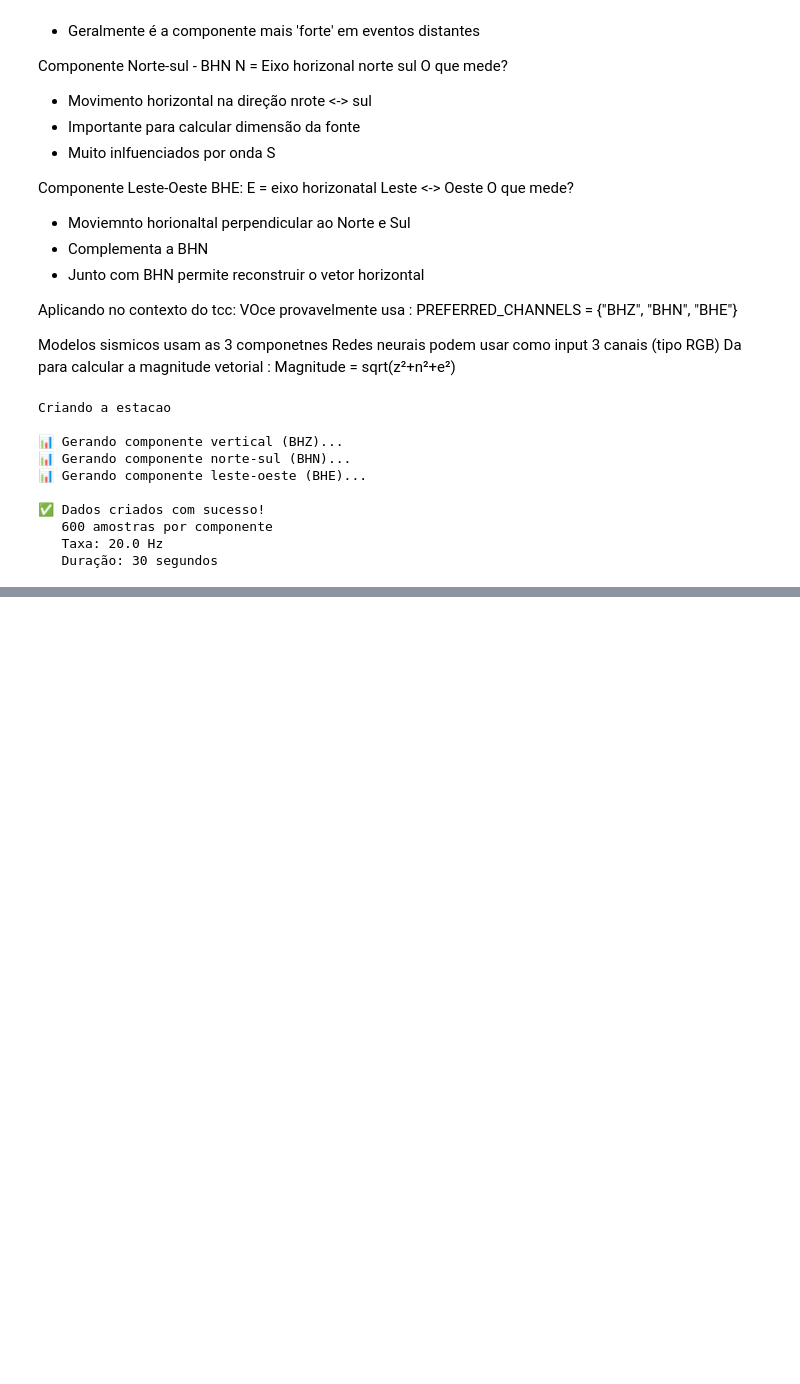
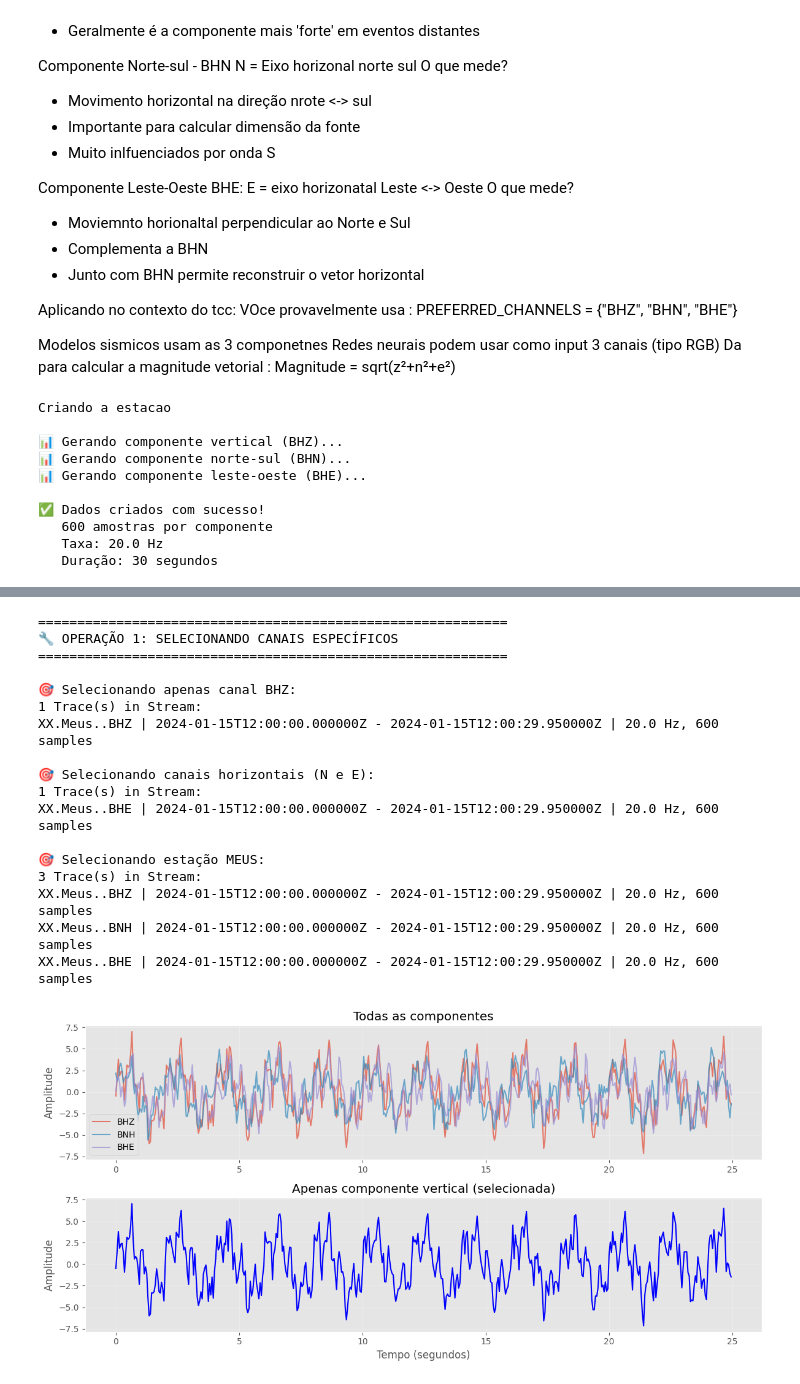
Before and after one commit to alvarosamp/TCC, a Jupyter notebook: ObsPy.ipynb, the cells around one changed output, grey strips where cells are left out. Saved outputs shown, nothing was run; the diff lists cells and outputs as text; code cells hidden in the pictures; blank space fills up the shorter version.

```diff
--- a/ObsPy.ipynb
+++ b/ObsPy.ipynb
@@ -167,0 +388,69 @@ trace_z.stats.starttime = UTCDateTime("2024-01-15T12:00:00")
+# %%
+# ============================================
+# CÉLULA 9: OPERAÇÕES BÁSICAS - SELEÇÃO DE CANAIS
+# ============================================
+# Aprendendo a selecionar partes do Stream
+
+print("="*60)
+print("🔧 OPERAÇÃO 1: SELECIONANDO CANAIS ESPECÍFICOS")
+print("="*60)
+
+# Selecionar apenas a componente vertical
+print("\n🎯 Selecionando apenas canal BHZ:")
+bhz_only = nosso_stream.select(channel="BHZ")
+print(bhz_only)
+
+# Selecionar componentes horizontais
+print("\n🎯 Selecionando canais horizontais (N e E):")
+horizontal = nosso_stream.select(channel="BHN") + nosso_stream.select(channel="BHE")
+print(horizontal)
+
+# Selecionar por estação
+print("\n🎯 Selecionando estação MEUS:")
+estacao_meus = nosso_stream.select(station="MEUS")
+print(estacao_meus)
+
+# Visualizando a seleção
+fig, axes = plt.subplots(2, 1, figsize=(12, 6))
+
+# Plot 1: Todas componentes
+ax = axes[0]
+for trace in nosso_stream:
+    ax.plot(trace.times()[:500], trace.data[:500],
+            label=trace.stats.channel, alpha=0.7)
+ax.set_title('Todas as componentes')
+ax.set_ylabel('Amplitude')
+ax.legend()
+ax.grid(True, alpha=0.3)
+
+# Plot 2: Apenas vertical
+ax = axes[1]
+trace_vertical = bhz_only[0]
+ax.plot(trace_vertical.times()[:500], trace_vertical.data[:500],
+        'b-', linewidth=1.5)
+ax.set_title('Apenas componente vertical (selecionada)')
+ax.set_xlabel('Tempo (segundos)')
+ax.set_ylabel('Amplitude')
+ax.grid(True, alpha=0.3)
+
+plt.tight_layout()
+plt.show()
+# %% [output]
+============================================================
+🔧 OPERAÇÃO 1: SELECIONANDO CANAIS ESPECÍFICOS
+============================================================
+
+🎯 Selecionando apenas canal BHZ:
+1 Trace(s) in Stream:
+XX.Meus..BHZ | 2024-01-15T12:00:00.000000Z - 2024-01-15T12:00:29.950000Z | 20.0 Hz, 600 samples
+
+🎯 Selecionando canais horizontais (N e E):
+1 Trace(s) in Stream:
+XX.Meus..BHE | 2024-01-15T12:00:00.000000Z - 2024-01-15T12:00:29.950000Z | 20.0 Hz, 600 samples
+
+🎯 Selecionando estação MEUS:
+3 Trace(s) in Stream:
+XX.Meus..BHZ | 2024-01-15T12:00:00.000000Z - 2024-01-15T12:00:29.950000Z | 20.0 Hz, 600 samples
+XX.Meus..BNH | 2024-01-15T12:00:00.000000Z - 2024-01-15T12:00:29.950000Z | 20.0 Hz, 600 samples
+XX.Meus..BHE | 2024-01-15T12:00:00.000000Z - 2024-01-15T12:00:29.950000Z | 20.0 Hz, 600 samples
+[figure, added]
```
Also changed, not shown: parts of 11 cells of this notebook.
